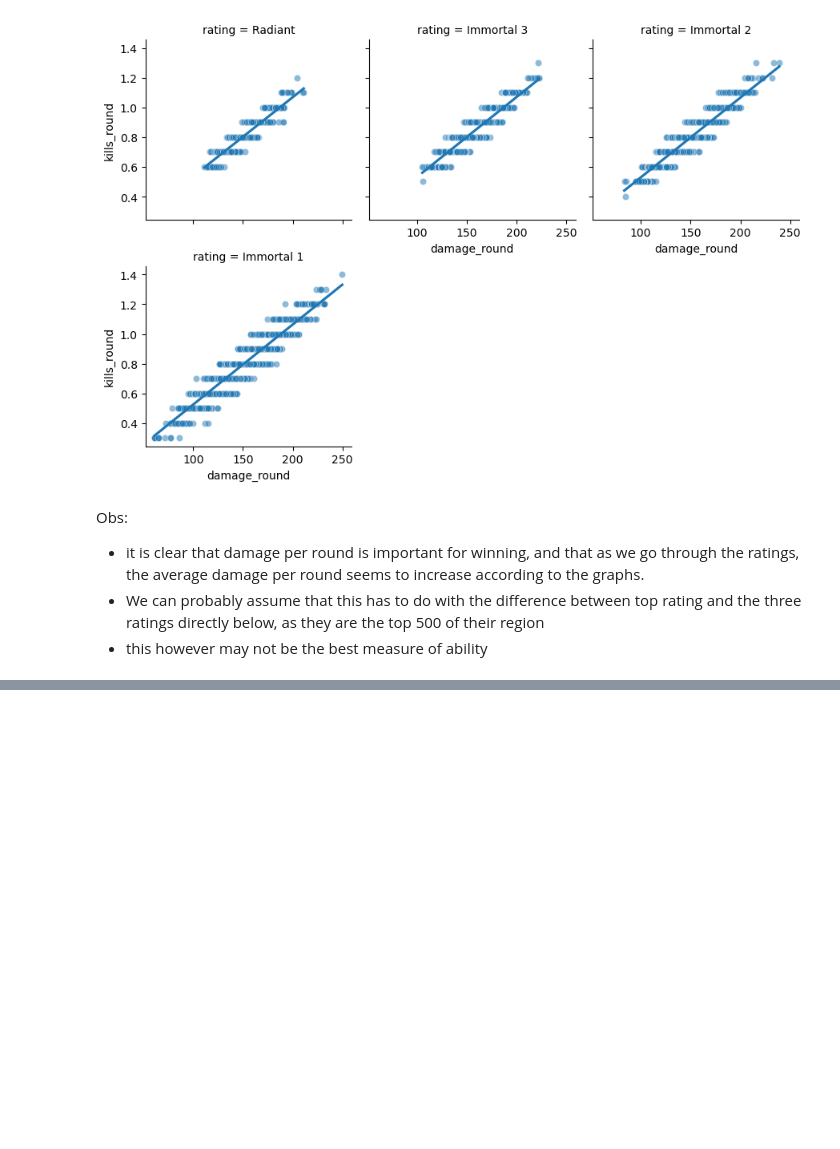
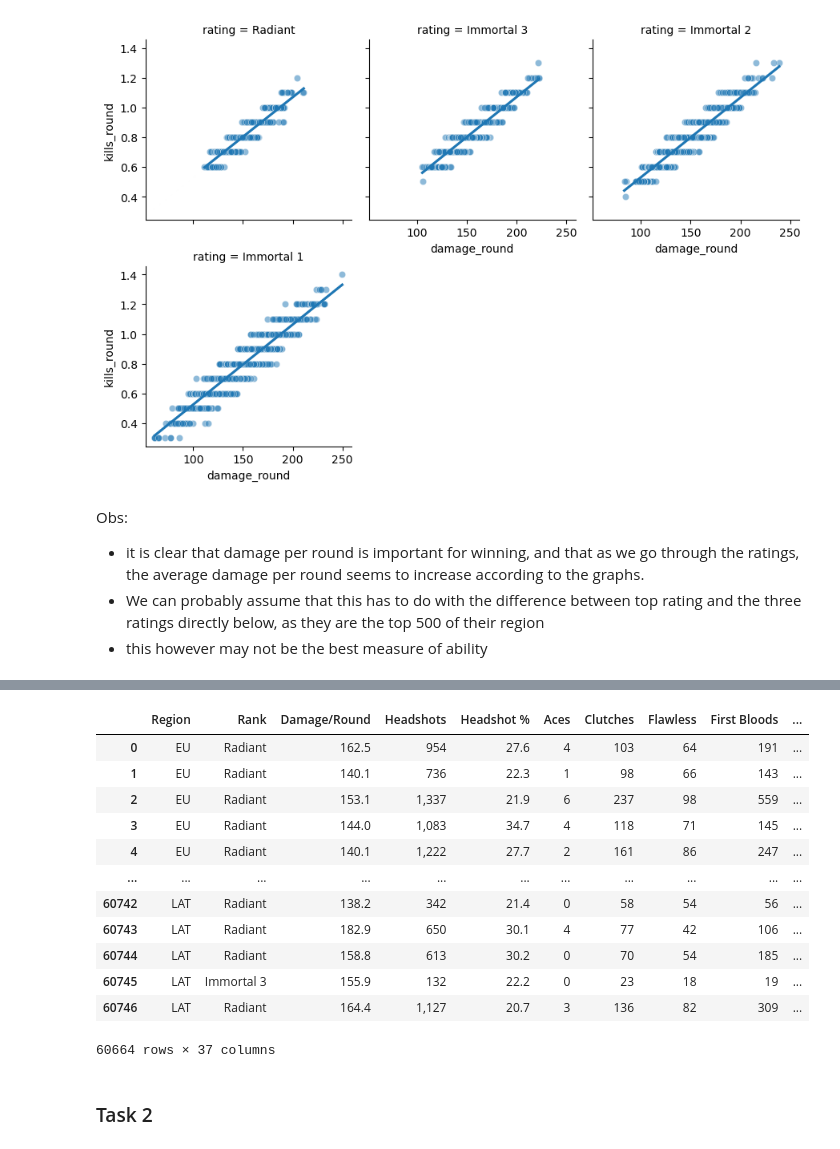
Before and after one commit to ubco-W2022T2-data301/project-group-group64, a Jupyter notebook: analysis/analysis1.ipynb, the cells around one changed output, grey strips where cells are left out. Drawn from its saved outputs; the diff is of its cells as text; code cells hidden in the pictures; blank space fills up the shorter version.

Commit message:
added task1 and task2

```diff
--- a/analysis/analysis1.ipynb
+++ b/analysis/analysis1.ipynb
@@ -244,0 +256,4 @@ df.to_csv("data/processed/processed_K.csv", index=False)
+# %%
+#load
+df = pd.read_csv('../data/raw/val_stats.csv', low_memory = False)
+df
@@ -244,0 +274,7 @@ df.to_csv("data/processed/processed_K.csv", index=False)
+# %%
+#clean
+df.dropna(inplace=True)
+df.drop(columns=['name', 'tag'], inplace=True)
+df.reset_index(inplace=True, drop=True)
+
+df
@@ -244,0 +295,8 @@ df.to_csv("data/processed/processed_K.csv", index=False)
+# %%
+#process
+value_counts = df['rating'].value_counts()
+
+remove = value_counts[value_counts <= 1750].index
+df = df[~df.rating.isin(remove)]
+df['num_games'] = (df['wins'] / (df['win_percent']/100)).round()
+df
@@ -244,0 +317,58 @@ df.to_csv("data/processed/processed_K.csv", index=False)
+# %%
+#wrangle
+df = df.rename(columns={
+    'rating': 'Rank',
+    'kills': 'Kills',
+    'deaths': 'Deaths',
+    'kd_ratio': 'K/D',
+    'assists': 'Assists',
+    'headshots': 'Headshots',
+    'headshot_percent': 'Headshot %',
+    'wins': 'Wins',
+    'gun1_name': 'Main_Gun',
+    'region' : 'Region',
+    'damage_round': 'Damage/Round',
+    'kills_round': 'Kills/Round',
+    'score_round': 'Score/Round',
+    'win_percent': 'Win %',
+    'first_bloods': 'First Bloods',
+    'aces': 'Aces',
+    'most_kills': 'Most Kills',
+    'clutches': 'Clutches',
+    'flawless': 'Flawless',
+    'num_games': 'Games Played',
+    'gun1_head': 'Headshots with Main Gun',
+    'gun1_body': 'Bodyshots with Main Gun',
+    'gun1_legs': 'Legshots with Main Gun',
+    'gun1_kills': 'Kills with Main Gun',
+    'gun2_name': 'Secondary_Gun',
+    'gun2_head': 'Headshots with Secondary Gun',
+    'gun2_body': 'Bodyshots with Secondary Gun',
+    'gun2_legs': 'Legshots with Secondary Gun',
+    'gun2_kills': 'Kills with Secondary Gun',
+    'gun3_name': 'Tertiary_Gun',
+    'gun3_head': 'Headshots with Tertiary Gun',
+    'gun3_body': 'Bodyshots with Tertiary Gun',
+    'gun3_legs': 'Legshots with Tertiary Gun',
+    'gun3_kills': 'Kills with Tertiary Gun',
+    'agent_1': 'Agent 1',
+    'agent_2': 'Agent 2',
+    'agent_3': 'Agent 3',
+})
+df
+# %% [output]
+|  | Region | Rank | Damage/Round | Headshots | Headshot % | Aces | Clutches | Flawless | First Bloods | ... |
+| 0 | EU | Radiant | 162.5 | 954 | 27.6 | 4 | 103 | 64 | 191 | ... |
+| 1 | EU | Radiant | 140.1 | 736 | 22.3 | 1 | 98 | 66 | 143 | ... |
+| 2 | EU | Radiant | 153.1 | 1,337 | 21.9 | 6 | 237 | 98 | 559 | ... |
+| 3 | EU | Radiant | 144.0 | 1,083 | 34.7 | 4 | 118 | 71 | 145 | ... |
+| 4 | EU | Radiant | 140.1 | 1,222 | 27.7 | 2 | 161 | 86 | 247 | ... |
+| ... | ... | ... | ... | ... | ... | ... | ... | ... | ... | ... |
+| 60742 | LAT | Radiant | 138.2 | 342 | 21.4 | 0 | 58 | 54 | 56 | ... |
+| 60743 | LAT | Radiant | 182.9 | 650 | 30.1 | 4 | 77 | 42 | 106 | ... |
+| 60744 | LAT | Radiant | 158.8 | 613 | 30.2 | 0 | 70 | 54 | 185 | ... |
+| 60745 | LAT | Immortal 3 | 155.9 | 132 | 22.2 | 0 | 23 | 18 | 19 | ... |
+| 60746 | LAT | Radiant | 164.4 | 1,127 | 20.7 | 3 | 136 | 82 | 309 | ... |
+60664 rows × 37 columns
+# %% [markdown]
+### Task 2
```
Also changed, not shown: parts of 9 cells of this notebook, 1 other file.
